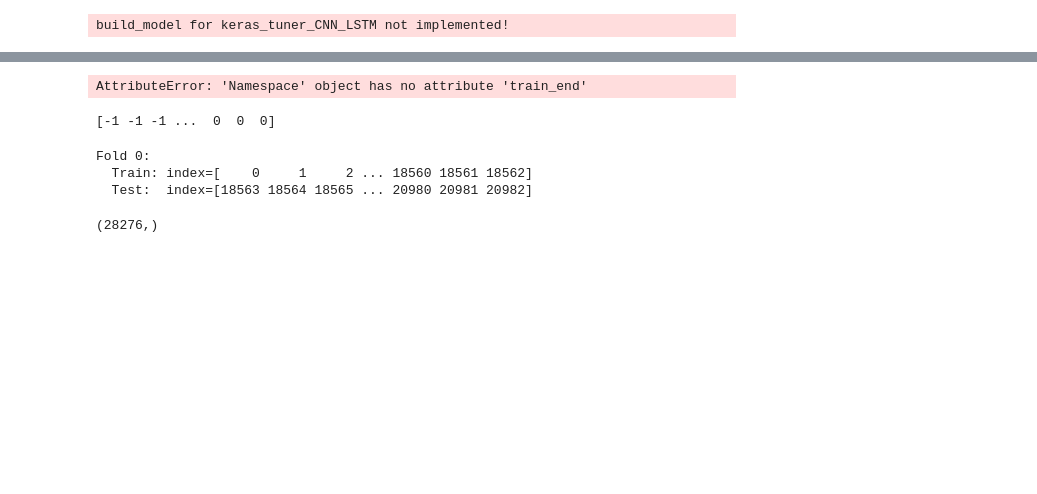
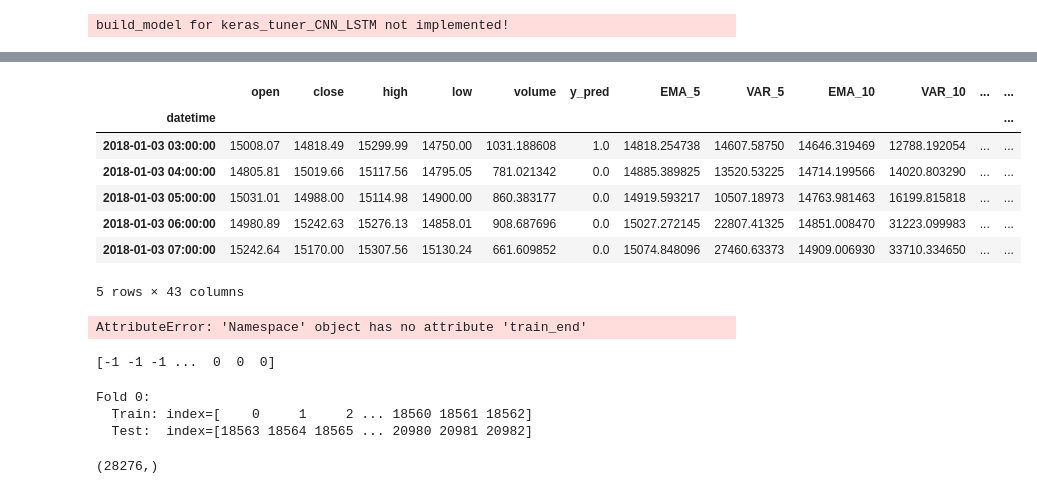
Before and after one commit to pgradz/ml_investing_wne, a Jupyter notebook: src/ml_investing_wne/notebooks/boosting.ipynb, the cells around one changed output, grey strips where cells are left out. Cells and saved outputs as stored; diff of their text form; code cells hidden in the pictures; blank space fills up the shorter version.

```diff
--- a/src/ml_investing_wne/notebooks/boosting.ipynb
+++ b/src/ml_investing_wne/notebooks/boosting.ipynb
@@ -89,0 +88,14 @@ experiment.df.to_csv('ETHUSDT_rangebar001.csv')
+# %%
+experiment.df_3_barriers_additional_info.set_index('datetime', drop=True, inplace=True)
+export_df = experiment.df.merge(experiment.df_3_barriers_additional_info, left_index=True, right_index=True)
+# %%
+export_df.head()
+# %% [output]
+|  | open | close | high | low | volume | y_pred | EMA_5 | VAR_5 | EMA_10 | VAR_10 | ... | ... |
+| datetime |  |  |  |  |  |  |  |  |  |  |  | ... |
+| 2018-01-03 03:00:00 | 15008.07 | 14818.49 | 15299.99 | 14750.00 | 1031.188608 | 1.0 | 14818.254738 | 14607.58750 | 14646.319469 | 12788.192054 | ... | ... |
+| 2018-01-03 04:00:00 | 14805.81 | 15019.66 | 15117.56 | 14795.05 | 781.021342 | 0.0 | 14885.389825 | 13520.53225 | 14714.199566 | 14020.803290 | ... | ... |
+| 2018-01-03 05:00:00 | 15031.01 | 14988.00 | 15114.98 | 14900.00 | 860.383177 | 0.0 | 14919.593217 | 10507.18973 | 14763.981463 | 16199.815818 | ... | ... |
+| 2018-01-03 06:00:00 | 14980.89 | 15242.63 | 15276.13 | 14858.01 | 908.687696 | 0.0 | 15027.272145 | 22807.41325 | 14851.008470 | 31223.099983 | ... | ... |
+| 2018-01-03 07:00:00 | 15242.64 | 15170.00 | 15307.56 | 15130.24 | 661.609852 | 0.0 | 15074.848096 | 27460.63373 | 14909.006930 | 33710.334650 | ... | ... |
+5 rows × 43 columns
```
Also changed, not shown: parts of 6 cells of this notebook, 9 other files.
